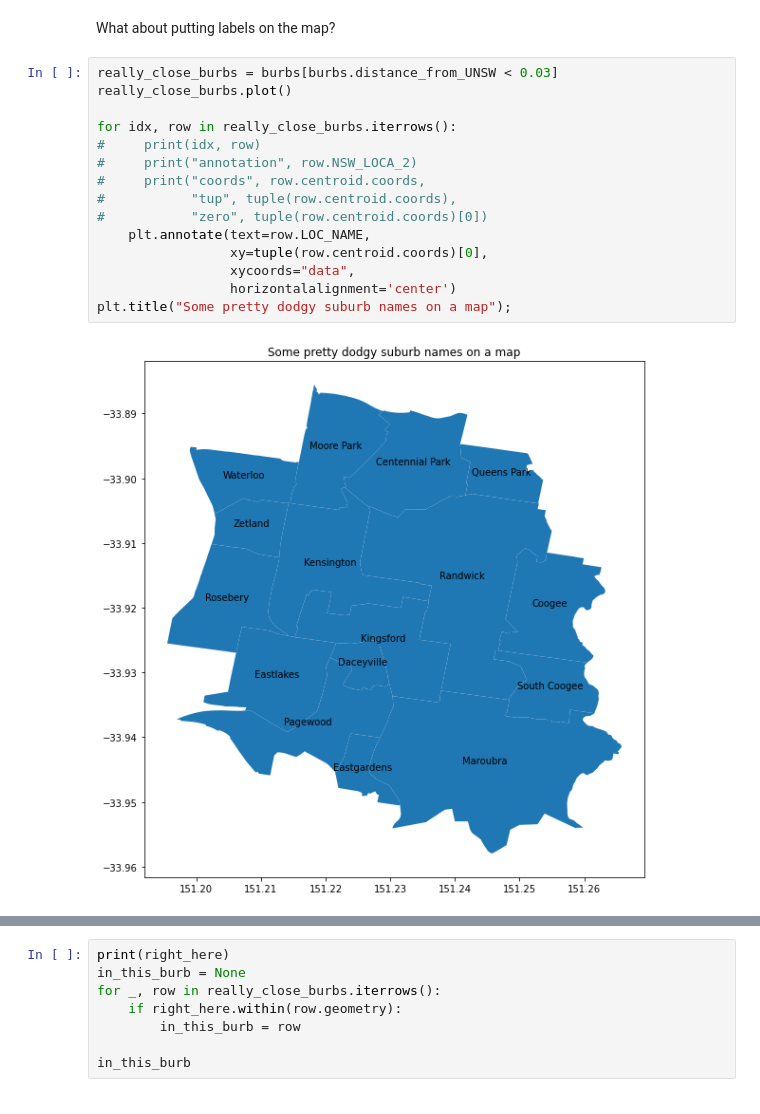
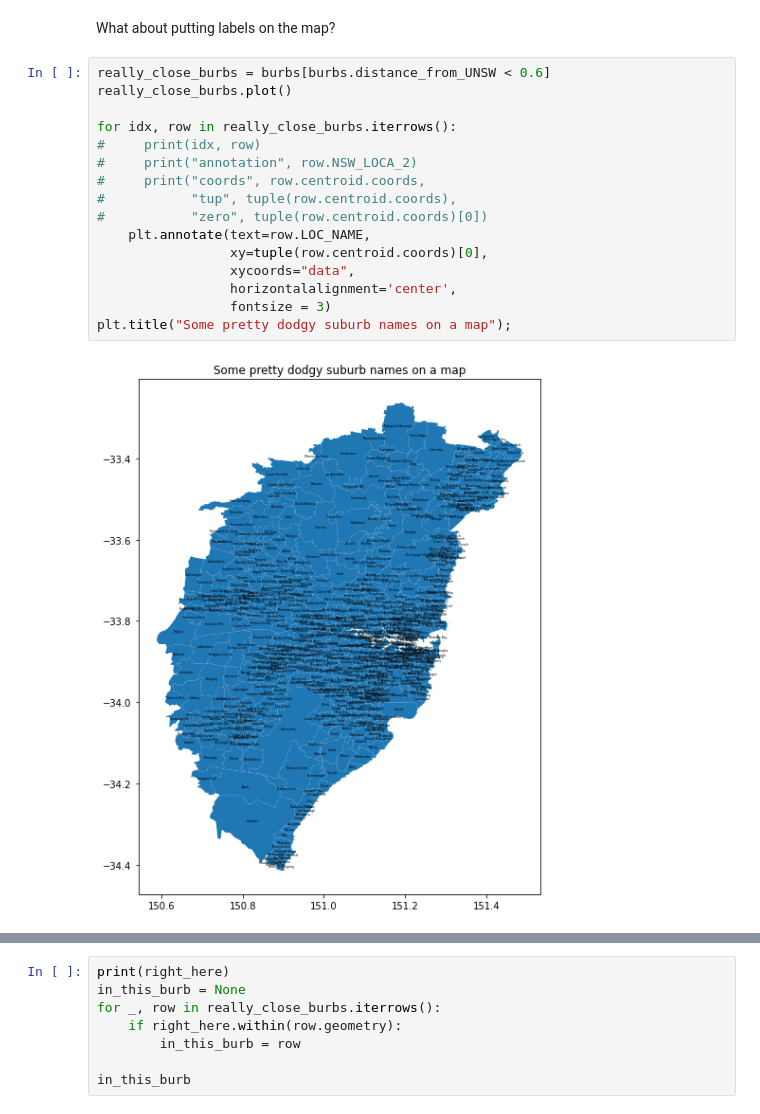
Before and after one commit to oliviajxiao/data_project, a Jupyter notebook: maps/maps.ipynb, the cells around one changed output, grey strips where cells are left out. Saved outputs shown, nothing was run; the diff lists cells and outputs as text.

```diff
--- a/maps/maps.ipynb
+++ b/maps/maps.ipynb
@@ -220,22 +220,23 @@ Often it's faster to do all of these checks in order, flowing from one to the ne
 # %% [markdown]
 What about putting labels on the map?
 # %%
-really_close_burbs = burbs[burbs.distance_from_UNSW < 0.03]
+really_close_burbs = burbs[burbs.distance_from_UNSW < 0.6]
 really_close_burbs.plot()
 
 for idx, row in really_close_burbs.iterrows():
 #     print(idx, row)
 #     print("annotation", row.NSW_LOCA_2)
 #     print("coords", row.centroid.coords,
 #           "tup", tuple(row.centroid.coords),
 #           "zero", tuple(row.centroid.coords)[0])
     plt.annotate(text=row.LOC_NAME,
                  xy=tuple(row.centroid.coords)[0],
                  xycoords="data",
-                 horizontalalignment='center')
+                 horizontalalignment='center',
+                 fontsize = 3)
 plt.title("Some pretty dodgy suburb names on a map");
 # %% [output]
-[figure, old version]
+[figure, new version]
 # %% [markdown]
 We often want to be able to tell if a point is in a suburb or not. We'd do that with a polygon inclusion test.
 
```
Also changed, not shown: parts of 14 cells of this notebook, 11 other files.
